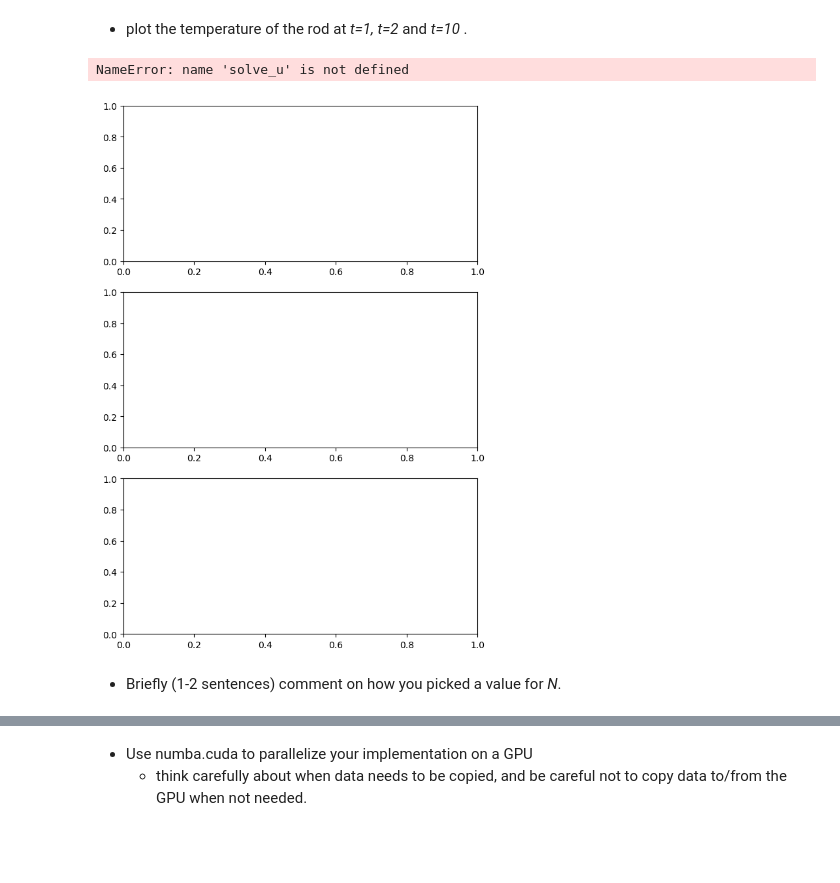
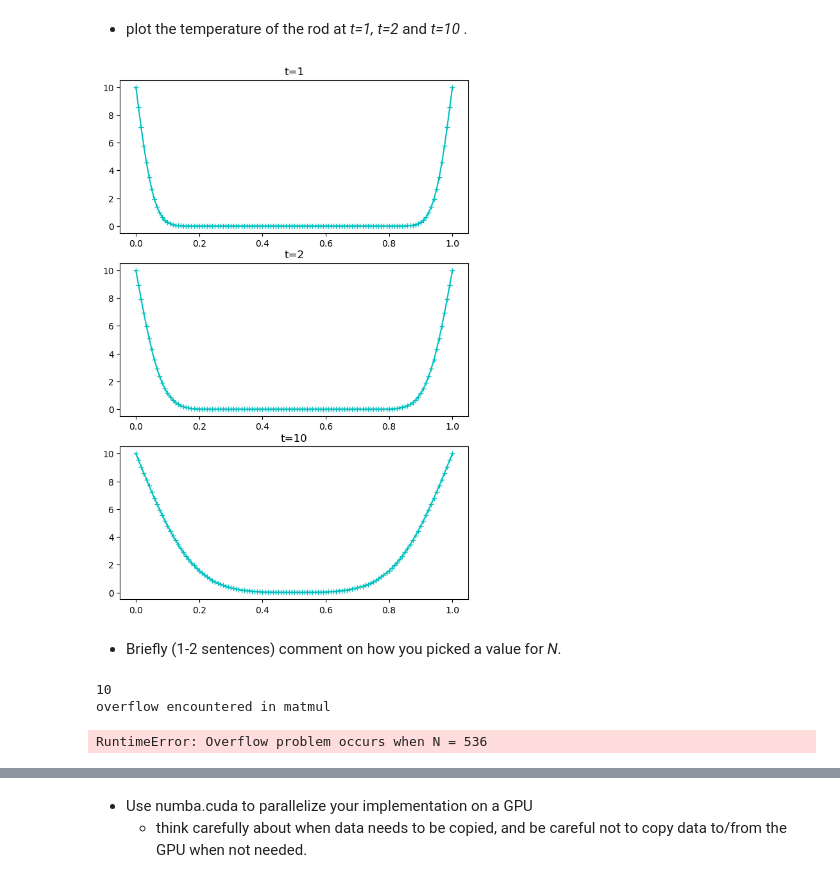
Before and after one commit to YRYoung/HPC, a Jupyter notebook: Assigenment/Assignment_2.ipynb, the cells around one changed output, grey strips where cells are left out. Cells and saved outputs as stored; diff of their text form; code cells hidden in the pictures; blank space fills up the shorter version.

```diff
--- a/Assigenment/Assignment_2.ipynb
+++ b/Assigenment/Assignment_2.ipynb
@@ -249,38 +250,39 @@ plot()
 # %%
 from tqdm.notebook import tqdm
 import matplotlib.pyplot as plt
 import numpy as np
 
-N = 120
+Ns = np.array([837, 675, 535])
 ts = np.array([1, 2, 10])
 
 fig, ax = plt.subplots(len(ts), 1, figsize=(7, len(ts) * 3.5))
-u = solve_u(N, np.max(ts))
-
-x = np.linspace(0, 1, N + 1)
 
 for count, t in enumerate(tqdm(ts)):
-    ax[count].plot(x, u[:, t * N], 'c+-')
+    x = np.linspace(0, 1, Ns[count] + 1)
+    u = solve_u(Ns[count], np.max(ts))
+    ax[count].plot(x, u[:, -1], 'c+-')
     ax[count].set_title('t=' + str(t))
 
 plt.show()
 # %% [output]
-NameError: name 'solve_u' is not defined
-[figure, old version]
+[figure, new version]
 # %% [markdown]
 * Briefly (1-2 sentences) comment on how you picked a value for *N*.
 # %%
 import warnings
-warnings.filterwarnings('error')
 
 t = 10
-u = solve_u(N, t)
+print(t)
 
-
-try:
-    n = 530
+with warnings.catch_warnings(record=True) as w:
+    n = 500
     while True:
         u = solve_u(n, t)
+        if len(w) > 0:
+            print(w[0].message)
+            raise RuntimeError('Overflow problem occurs when N = {}'.format(n))
         n += 1
-except RuntimeWarning:
-    raise ('Overflow problem occurs When N = {}'.format(N))
+# %% [output]
+10
+overflow encountered in matmul
+RuntimeError: Overflow problem occurs when N = 536
```
Also changed, not shown: parts of 12 cells of this notebook.
